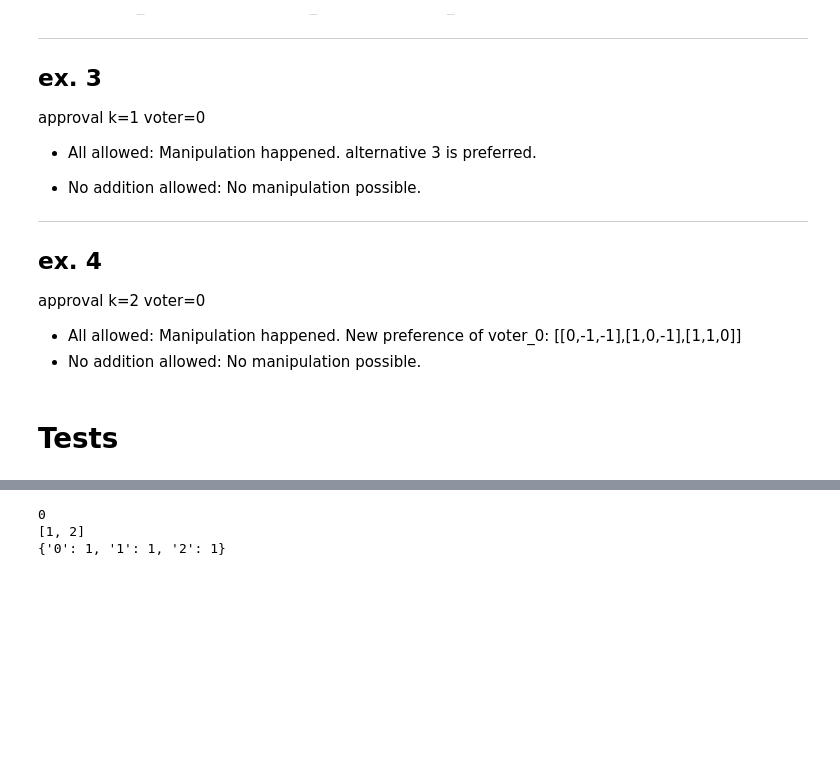
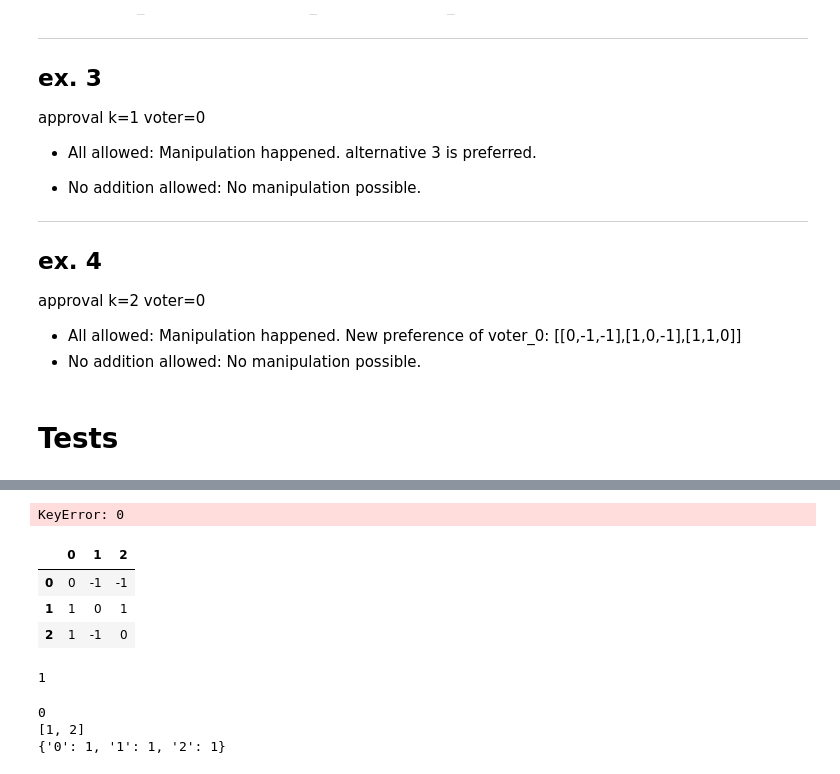
Before and after one commit to PanagiotisTerzopoulos/iterative_voting_with_partial_preferences, a Jupyter notebook: Untitled.ipynb, the cells around one changed output, grey strips where cells are left out. Drawn from its saved outputs; the diff is of its cells as text; code cells hidden in the pictures; blank space fills up the shorter version.

```diff
--- a/Untitled.ipynb
+++ b/Untitled.ipynb
@@ -127,8 +234,4 @@ voter=0
 # %%
-with open('data/profile_manual_example_1.pkl', 'rb') as f:
-    truth_prefs = dill.load(f)
-prefs = truth_prefs
-
 alph_order = {}
 for i in prefs[0].index:
     alph_order[i] = i
@@ -136,6 +239,21 @@ for i in prefs[0].index:
 manipulation_voter=0
 k=1
 rule='approval'
+# %% [output]
+KeyError: 0
+# %%
+prefs[0].loc[0, :] = -1
+# %%
+prefs[0]
+# %% [output]
+|  | 0 | 1 | 2 |
+| 0 | 0 | -1 | -1 |
+| 1 | 1 | 0 | 1 |
+| 2 | 1 | -1 | 0 |
+# %%
+(prefs[0].loc[0]==0).sum()
+# %% [output]
+1
 # %%
 # example_num=3
 # prefs = examples[example_num][0]
```
Also changed, not shown: parts of 8 cells of this notebook, 2 other files.
